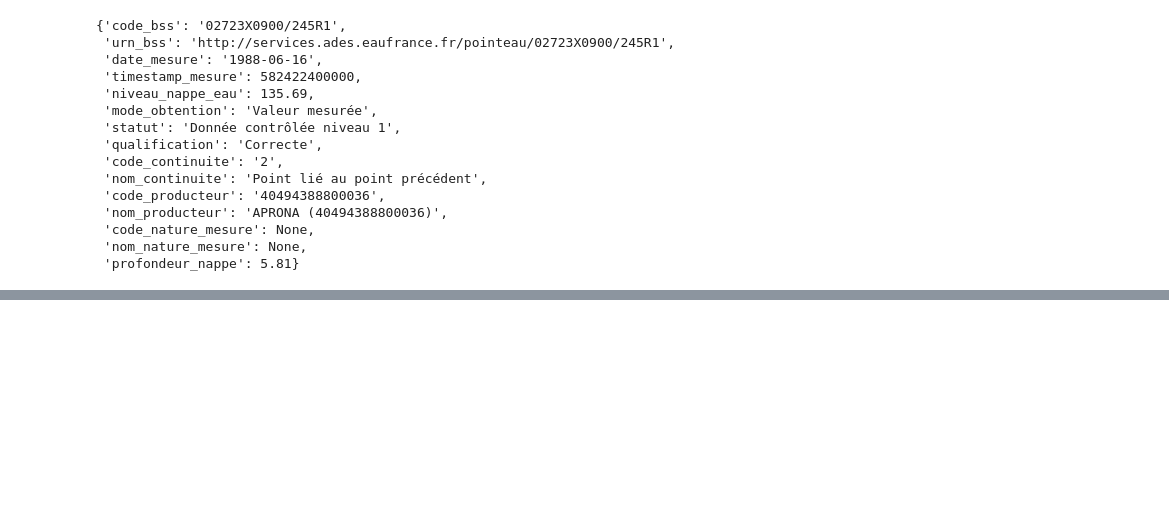
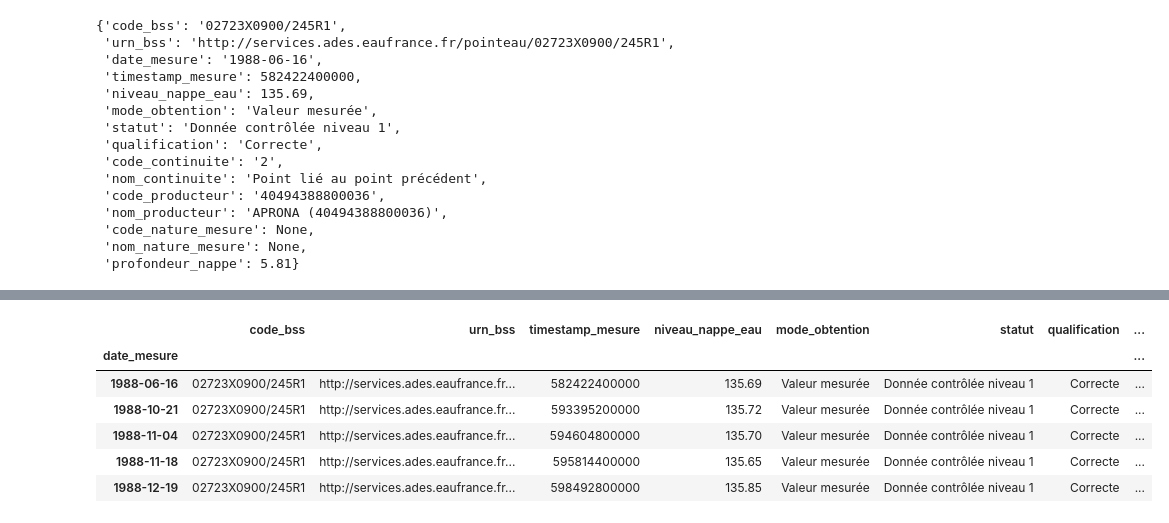
Before and after one commit to untic-dam/EauEnFrance_app, a Jupyter notebook: api_exploration_02.ipynb, the cells around one changed output, grey strips where cells are left out. Saved outputs shown, nothing was run; the diff lists cells and outputs as text; code cells hidden in the pictures; blank space fills up the shorter version.

```diff
--- a/api_exploration_02.ipynb
+++ b/api_exploration_02.ipynb
@@ -235,0 +272,10 @@ df['niveau_nappe_eau'].plot()
+# %%
+df_chronique.head()
+# %% [output]
+|  | code_bss | urn_bss | timestamp_mesure | niveau_nappe_eau | mode_obtention | statut | qualification | ... |
+| date_mesure |  |  |  |  |  |  |  | ... |
+| 1988-06-16 | 02723X0900/245R1 | http://services.ades.eaufrance.fr... | 582422400000 | 135.69 | Valeur mesurée | Donnée contrôlée niveau 1 | Correcte | ... |
+| 1988-10-21 | 02723X0900/245R1 | http://services.ades.eaufrance.fr... | 593395200000 | 135.72 | Valeur mesurée | Donnée contrôlée niveau 1 | Correcte | ... |
+| 1988-11-04 | 02723X0900/245R1 | http://services.ades.eaufrance.fr... | 594604800000 | 135.70 | Valeur mesurée | Donnée contrôlée niveau 1 | Correcte | ... |
+| 1988-11-18 | 02723X0900/245R1 | http://services.ades.eaufrance.fr... | 595814400000 | 135.65 | Valeur mesurée | Donnée contrôlée niveau 1 | Correcte | ... |
+| 1988-12-19 | 02723X0900/245R1 | http://services.ades.eaufrance.fr... | 598492800000 | 135.85 | Valeur mesurée | Donnée contrôlée niveau 1 | Correcte | ... |
```
Also changed, not shown: parts of 14 cells of this notebook, 2 other files.
